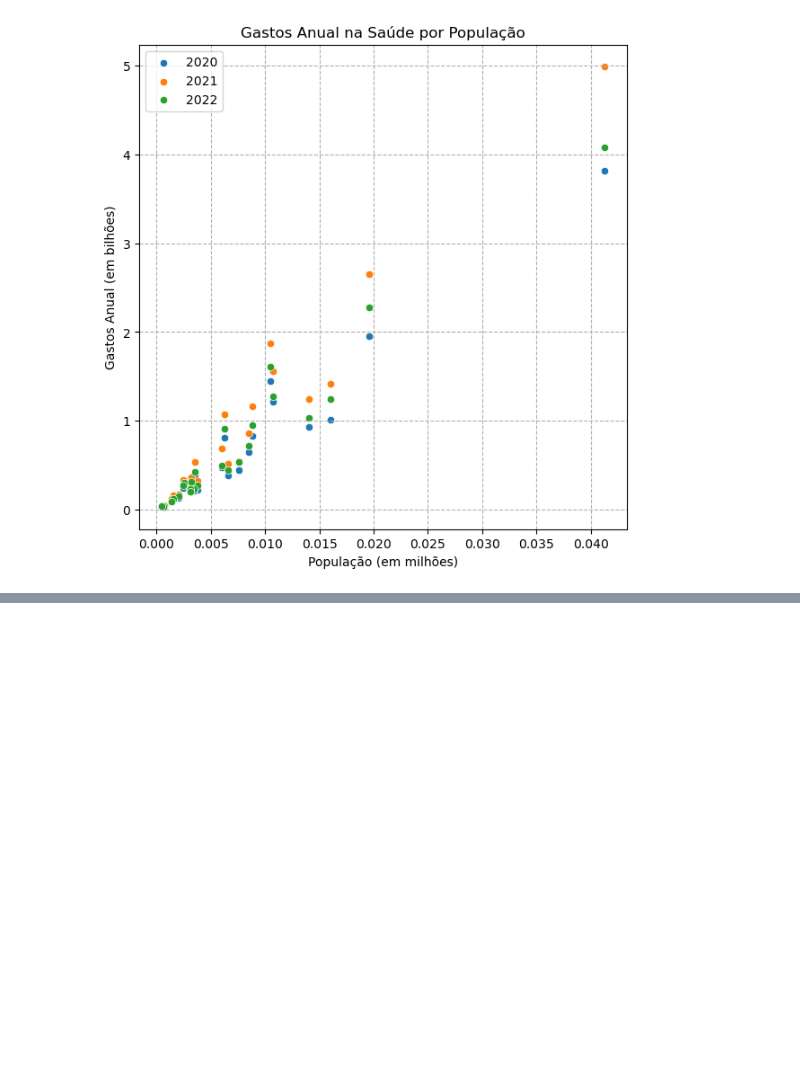
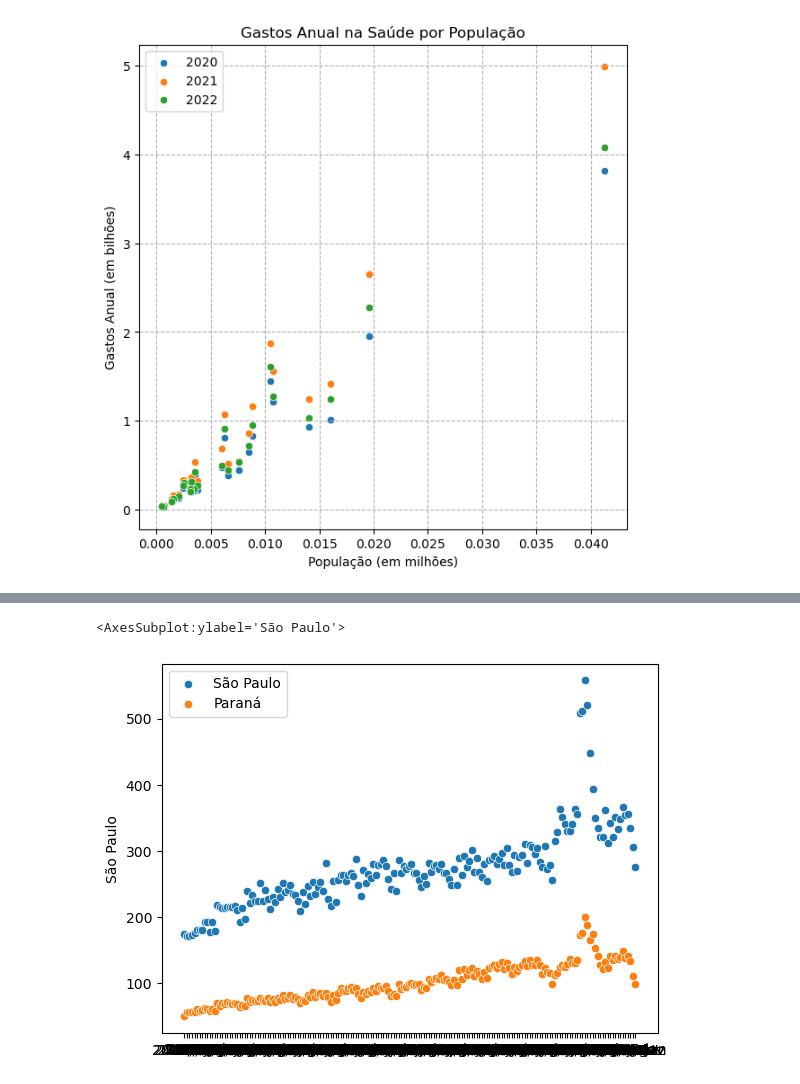
Before and after one commit to polizelr/pos_data_analytics_fiap, a Jupyter notebook: Fase 1 - Data analysis and exploration/Visualização de dados/Produção_Hospitalar_v2.ipynb, the cells around one changed output, grey strips where cells are left out. Cells and saved outputs as stored; diff of their text form; code cells hidden in the pictures; blank space fills up the shorter version.

```diff
--- a/Fase 1 - Data analysis and exploration/Visualização de dados/Produção_Hospitalar_v2.ipynb
+++ b/Fase 1 - Data analysis and exploration/Visualização de dados/Produção_Hospitalar_v2.ipynb
@@ -1204,0 +1210,3 @@ plt.grid( linestyle = '--')
+# %%
+mensal = ordenados_por_total.T
+mensal.head()
@@ -1204,0 +1221,6 @@ plt.grid( linestyle = '--')
+# %%
+sns.scatterplot(data= mensal, x = mensal.index, y="São Paulo", label="São Paulo")
+sns.scatterplot(data= mensal, x = mensal.index, y="Paraná", label="Paraná")
+# %% [output]
+<AxesSubplot:ylabel='São Paulo'>
+[figure, added]
```
Also changed, not shown: parts of 6 cells of this notebook.
